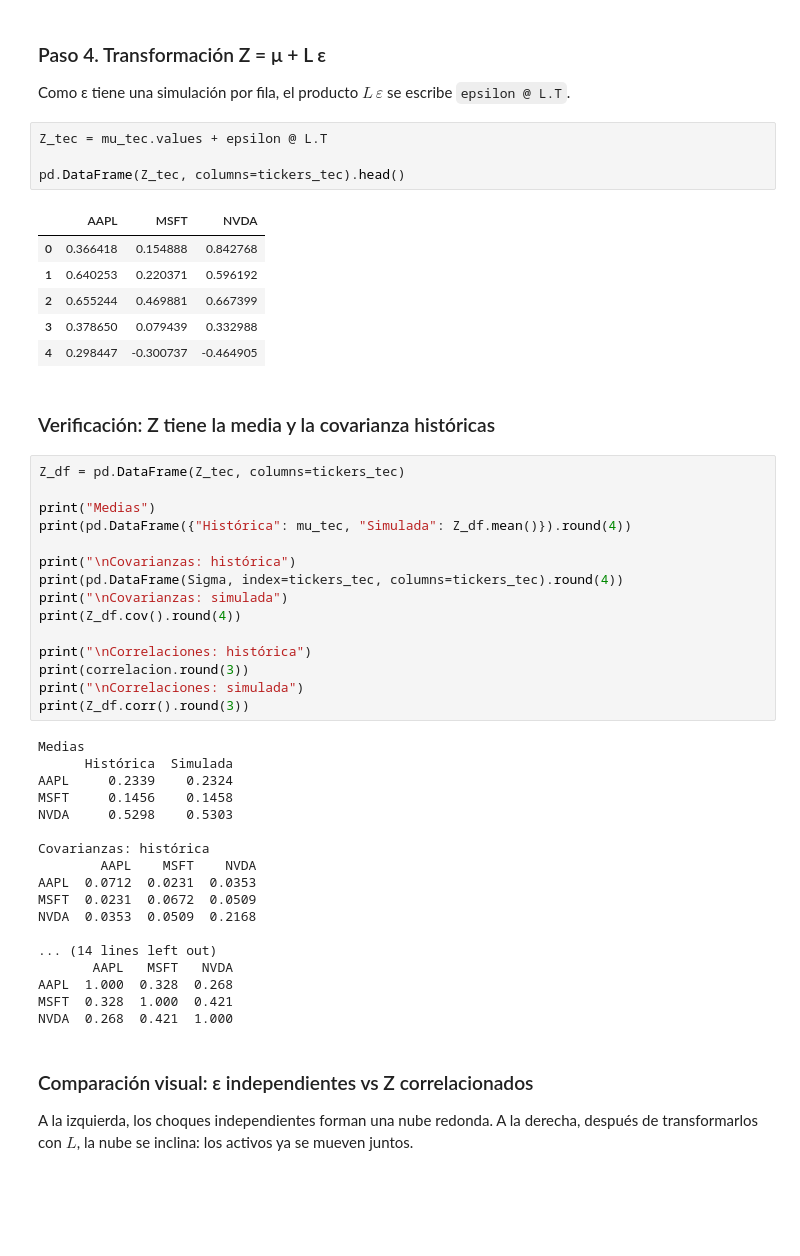
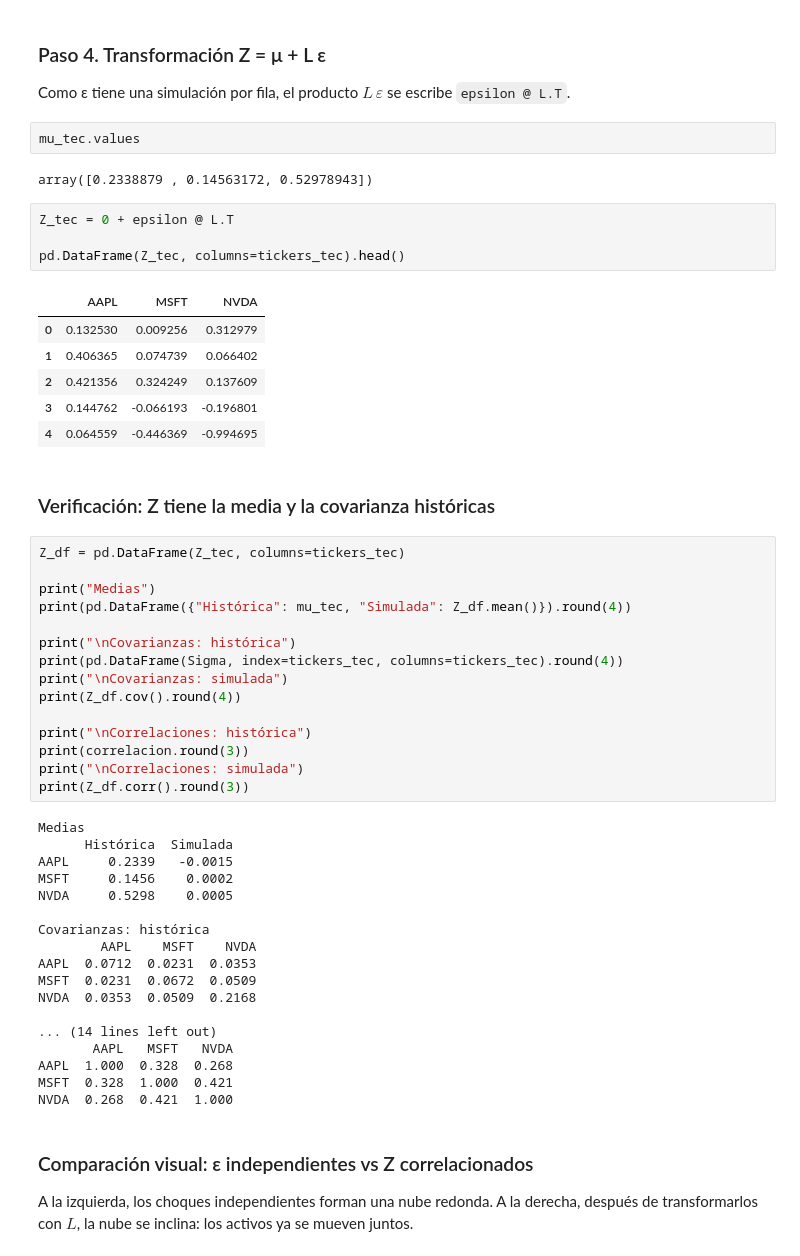
Before and after one commit to DrChino21/SIMULACION-DE-PROCESOS-FINANCIEROS--O2026, a Jupyter notebook: 15_Portafolio_Correlaciones_Cholesky.ipynb, the cells around one changed output. Saved outputs shown, nothing was run; the diff lists cells and outputs as text; blank space fills up the shorter version.

```diff
--- a/15_Portafolio_Correlaciones_Cholesky.ipynb
+++ b/15_Portafolio_Correlaciones_Cholesky.ipynb
@@ -534,17 +534,21 @@ NVDA -0.019  0.002  0.986
 ### Paso 4. Transformación Z = μ + L ε
 
 Como ε tiene una simulación por fila, el producto $L\,\varepsilon$ se escribe `epsilon @ L.T`.
+# %%
+mu_tec.values
+# %% [output]
+array([0.2338879 , 0.14563172, 0.52978943])
 # %%
-Z_tec = mu_tec.values + epsilon @ L.T
+Z_tec = 0 + epsilon @ L.T
 
 pd.DataFrame(Z_tec, columns=tickers_tec).head()
 # %% [output]
 |  | AAPL | MSFT | NVDA |
-| 0 | 0.366418 | 0.154888 | 0.842768 |
-| 1 | 0.640253 | 0.220371 | 0.596192 |
-| 2 | 0.655244 | 0.469881 | 0.667399 |
-| 3 | 0.378650 | 0.079439 | 0.332988 |
-| 4 | 0.298447 | -0.300737 | -0.464905 |
+| 0 | 0.132530 | 0.009256 | 0.312979 |
+| 1 | 0.406365 | 0.074739 | 0.066402 |
+| 2 | 0.421356 | 0.324249 | 0.137609 |
+| 3 | 0.144762 | -0.066193 | -0.196801 |
+| 4 | 0.064559 | -0.446369 | -0.994695 |
 # %% [markdown]
 ### Verificación: Z tiene la media y la covarianza históricas
 # %%
@@ -565,9 +569,9 @@ print(Z_df.corr().round(3))
 # %% [output]
 Medias
       Histórica  Simulada
-AAPL     0.2339    0.2324
-MSFT     0.1456    0.1458
-NVDA     0.5298    0.5303
+AAPL     0.2339   -0.0015
+MSFT     0.1456    0.0002
+NVDA     0.5298    0.0005
 
 Covarianzas: histórica
         AAPL    MSFT    NVDA
```
Also changed, not shown: parts of 6 cells of this notebook.
